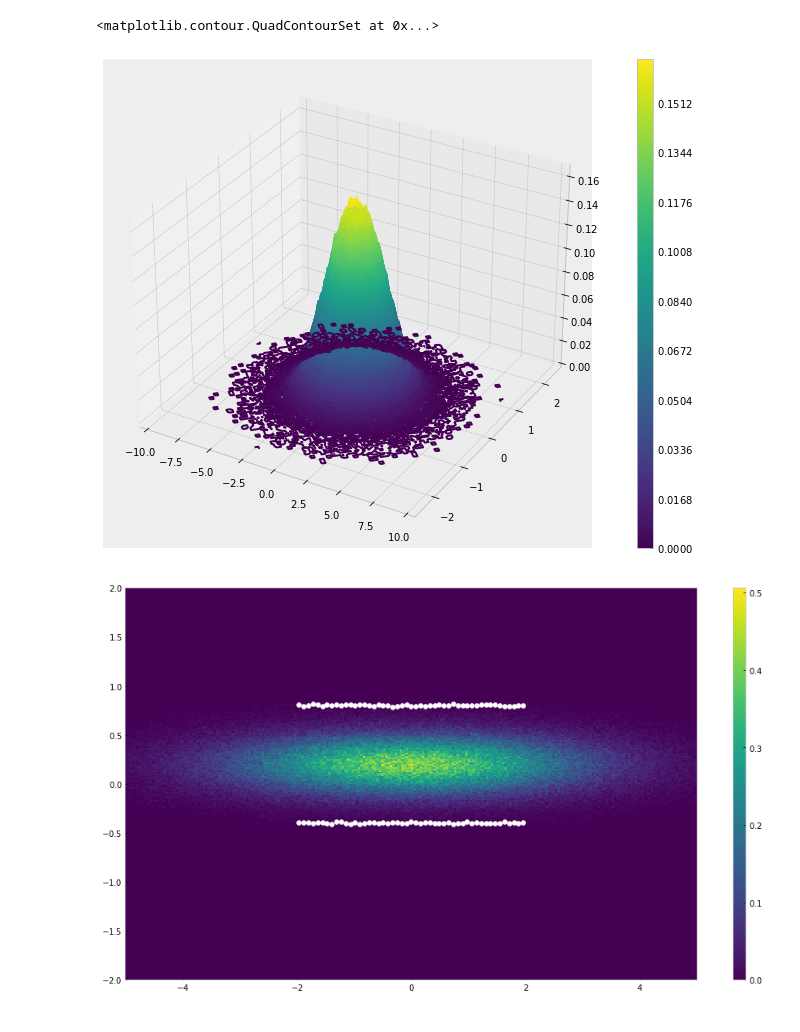
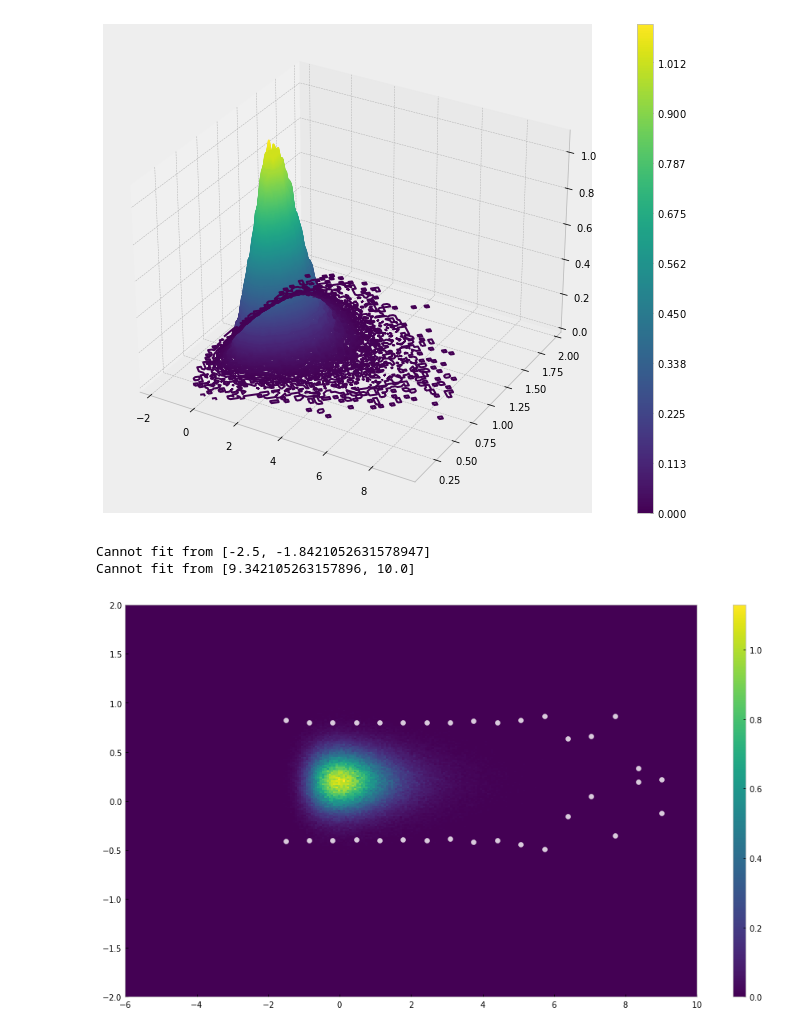
Before and after one commit to tylern4/nicks_plot_utils, a Jupyter notebook: Examples/Example_Hist2D.ipynb, the cells around one changed output. Drawn from its saved outputs; the diff is of its cells as text; code cells hidden in the pictures.

Commit message:
Return scatter plots from slices

```diff
--- a/Examples/Example_Hist2D.ipynb
+++ b/Examples/Example_Hist2D.ipynb
@@ -11,9 +13,9 @@ mu = 0.0
 sigma = 0.2
 num = 500_000
 
-data = pd.DataFrame({'x' : np.random.normal(mu, sigma*10, num),
+data = pd.DataFrame({'x' : np.random.gumbel(mu, sigma+0.5, num),
                      'y' : np.random.normal(mu+0.2, sigma, num),
-                     'z' : np.random.normal(mu, 0.5, num)})
+                     'z' : np.random.normal(mu+1.0, sigma, num)})
 # %%
 testHist = Hist2D(xrange=[-5.0,5.0], xbins=250, yrange=[-1.0,1.0], ybins=250)
 testHist.fill(data.x, data.y)
@@ -47,16 +48,23 @@ Correlations (unreported correlations are < 0.100)
 # %%
 testHist = Hist2D(data.x, data.z)
 testHist.plot3D(zeros=True)
+plt.show()
 # %% [output]
-<matplotlib.contour.QuadContourSet at 0x...>
-[figure, old version]
+[figure, new version]
 # %%
-testHist = Hist2D(xrange=[-5,5.0], xbins=250, yrange=[-2.0,2.0], ybins=250)
+testHist = Hist2D(xrange=[-6.0,10.0], xbins=250, yrange=[-2.0,2.0], ybins=250)
 testHist.fill(data.x, data.y)
+#testHist.fill(data.x, data.z)
 fig, ax = plt.subplots(ncols=1)
 testHist.plot(ax=ax, zeros=True)
-fits, xs, yst, ysb = testHist.fitSliceX(fit_range=[-2, 2], num_slices=50)
+fits, topFit, botFit = testHist.fitSliceX(fit_range=[-2.5,10], num_slices=20)
+topFit.scatter(color='w')
+botFit.scatter(color='w')
+
+plt.show()
 # %% [output]
+Cannot fit from [-2.5, -1.8421052631578947]
+Cannot fit from [9.342105263157896, 10.0]
-[figure, old version]
+[figure, new version]
 # %%
 testHist = Hist2D(xrange=[-5,5.0], xbins=250, yrange=[-2.0,2.0], ybins=250)
```
Also changed, not shown: parts of 3 cells of this notebook, 1 other file.
